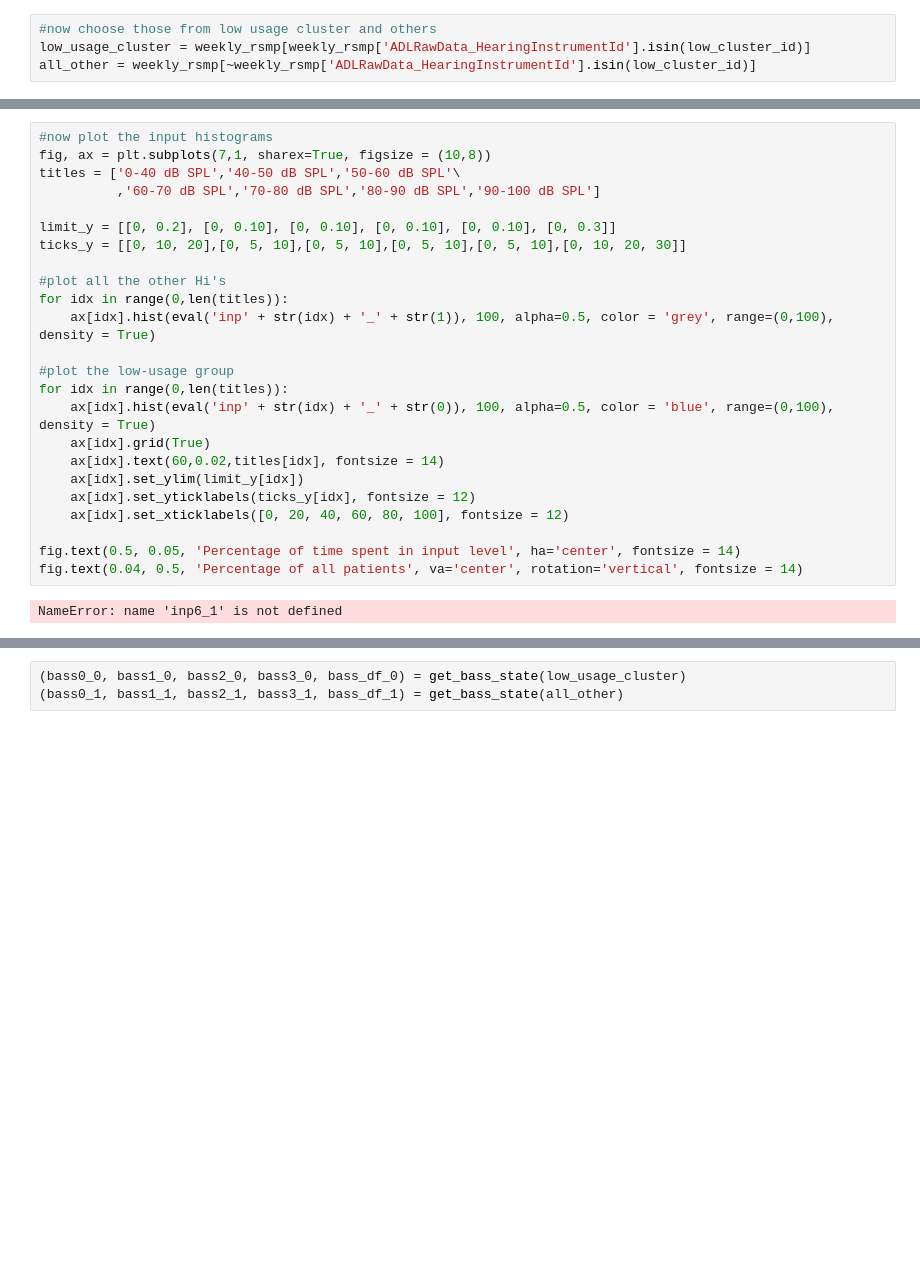
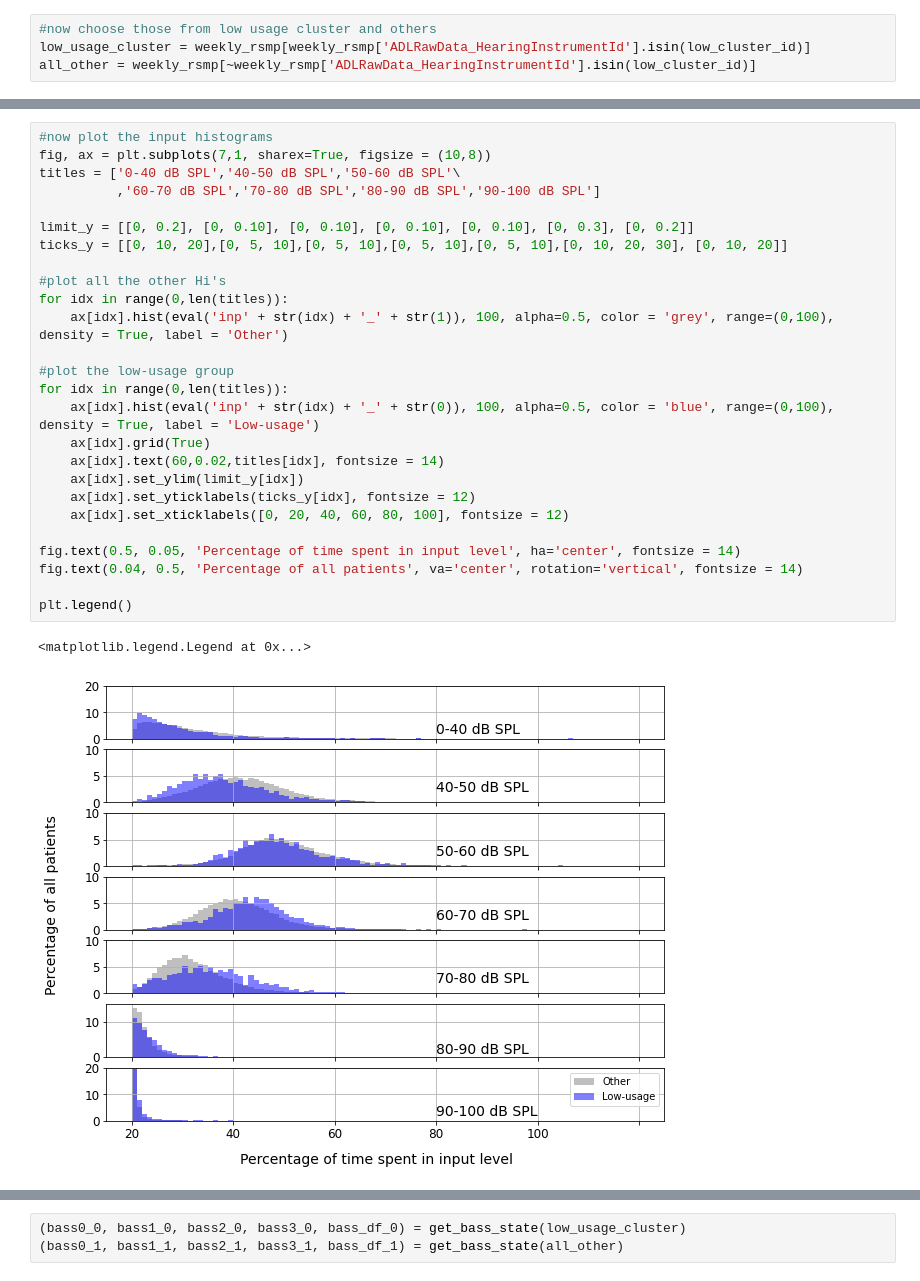
Before and after one commit to tobiaspiechowiak/HA-data-logging, a Jupyter notebook: SoundEnvironment_InputLevel.ipynb, the cells around one changed output, grey strips where cells are left out. Cells and saved outputs as stored; diff of their text form; blank space fills up the shorter version.

```diff
--- a/SoundEnvironment_InputLevel.ipynb
+++ b/SoundEnvironment_InputLevel.ipynb
@@ -266,29 +297,32 @@ ValueError: too many values to unpack (expected 7)
 # %%
 #now plot the input histograms
 fig, ax = plt.subplots(7,1, sharex=True, figsize = (10,8))
 titles = ['0-40 dB SPL','40-50 dB SPL','50-60 dB SPL'\
           ,'60-70 dB SPL','70-80 dB SPL','80-90 dB SPL','90-100 dB SPL']
 
-limit_y = [[0, 0.2], [0, 0.10], [0, 0.10], [0, 0.10], [0, 0.10], [0, 0.3]]
-ticks_y = [[0, 10, 20],[0, 5, 10],[0, 5, 10],[0, 5, 10],[0, 5, 10],[0, 10, 20, 30]]
+limit_y = [[0, 0.2], [0, 0.10], [0, 0.10], [0, 0.10], [0, 0.10], [0, 0.3], [0, 0.2]]
+ticks_y = [[0, 10, 20],[0, 5, 10],[0, 5, 10],[0, 5, 10],[0, 5, 10],[0, 10, 20, 30], [0, 10, 20]]
 
 #plot all the other Hi's
 for idx in range(0,len(titles)):
-    ax[idx].hist(eval('inp' + str(idx) + '_' + str(1)), 100, alpha=0.5, color = 'grey', range=(0,100), density = True)
+    ax[idx].hist(eval('inp' + str(idx) + '_' + str(1)), 100, alpha=0.5, color = 'grey', range=(0,100), density = True, label = 'Other')
 
 #plot the low-usage group
 for idx in range(0,len(titles)):
-    ax[idx].hist(eval('inp' + str(idx) + '_' + str(0)), 100, alpha=0.5, color = 'blue', range=(0,100), density = True)
+    ax[idx].hist(eval('inp' + str(idx) + '_' + str(0)), 100, alpha=0.5, color = 'blue', range=(0,100), density = True, label = 'Low-usage')
     ax[idx].grid(True)
     ax[idx].text(60,0.02,titles[idx], fontsize = 14)
     ax[idx].set_ylim(limit_y[idx])
     ax[idx].set_yticklabels(ticks_y[idx], fontsize = 12)
     ax[idx].set_xticklabels([0, 20, 40, 60, 80, 100], fontsize = 12)
 
 fig.text(0.5, 0.05, 'Percentage of time spent in input level', ha='center', fontsize = 14)
 fig.text(0.04, 0.5, 'Percentage of all patients', va='center', rotation='vertical', fontsize = 14)
+
+plt.legend()
 # %% [output]
-NameError: name 'inp6_1' is not defined
+<matplotlib.legend.Legend at 0x...>
+[figure, added]
 # %%
 def get_bass_state(df):
 
```
Also changed, not shown: parts of 11 cells of this notebook, 2 other files.
